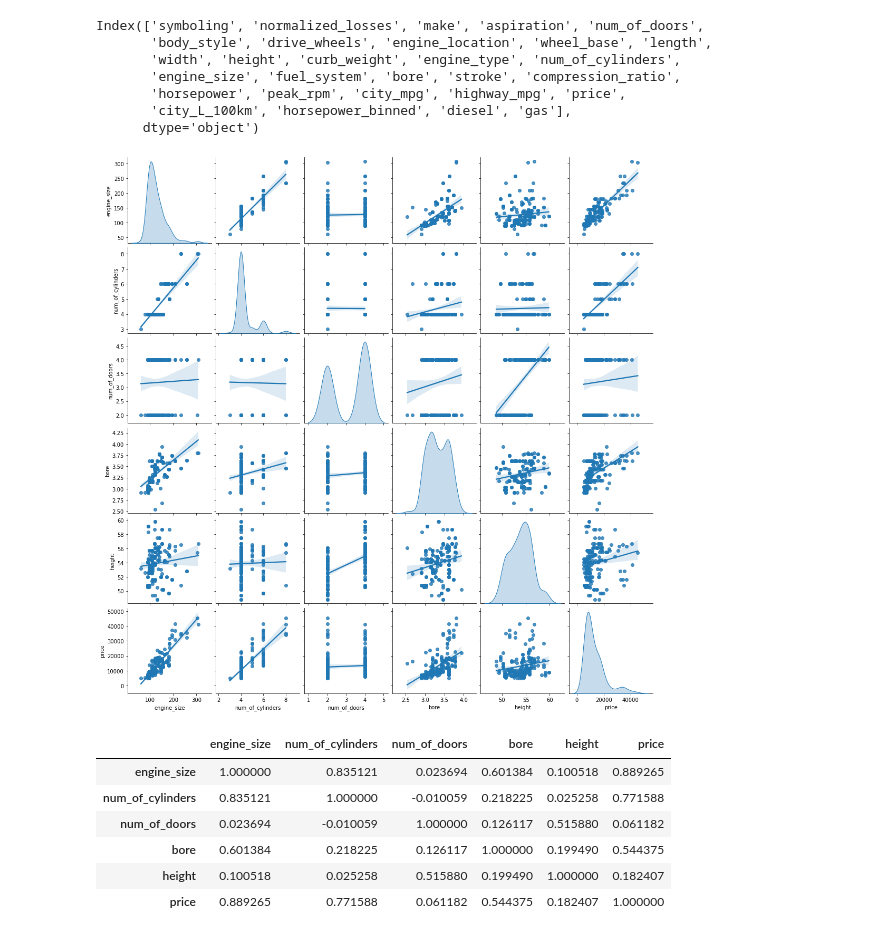
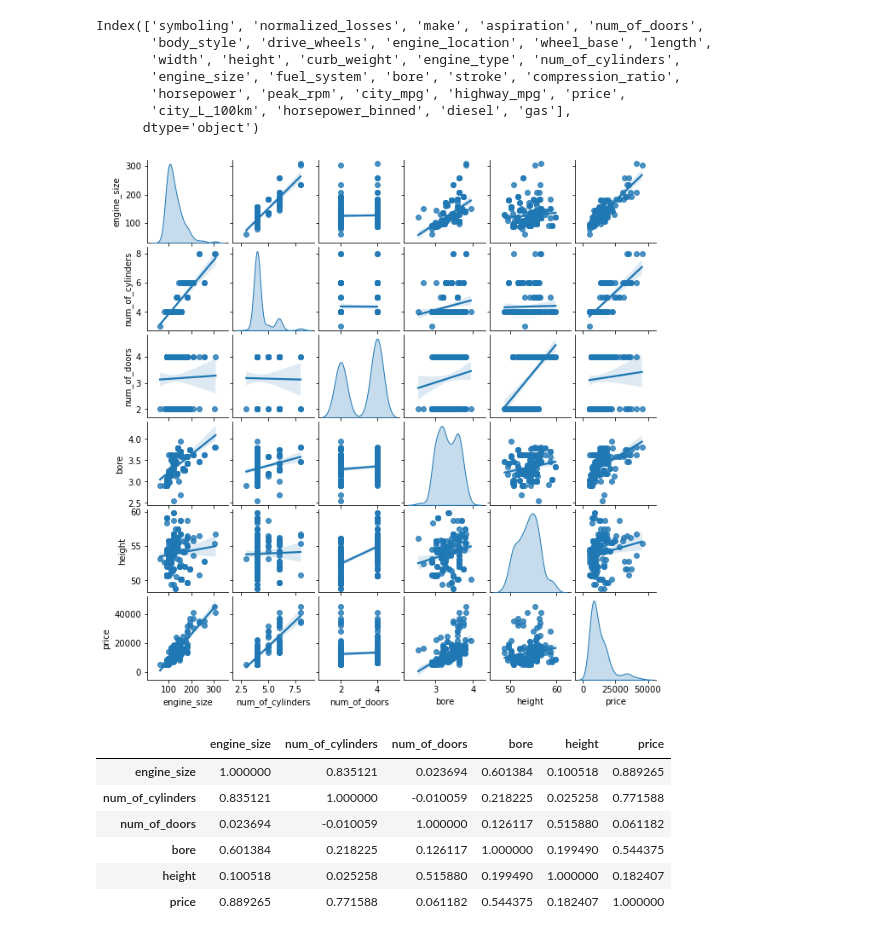
Before and after one commit to hplbrayan/Un-curso-de-Machine-Learning, a Jupyter notebook: 07_ML_Modelos_de_Regresion/N1_Linear_Models.ipynb, the cells around one changed output. Cells and saved outputs as stored; diff of their text form; code cells hidden in the pictures.

```diff
--- a/07_ML_Modelos_de_Regresion/N1_Linear_Models.ipynb
+++ b/07_ML_Modelos_de_Regresion/N1_Linear_Models.ipynb
@@ -252,16 +254,17 @@ Index(['symboling', 'normalized_losses', 'make', 'aspiration', 'num_of_doors',
 # %%
 # Features para el modelo
 sel_features = ["engine_size", "num_of_cylinders", "num_of_doors", "bore", "height"]
 target = "price"
 
 X = df[sel_features]
 y = df[target]
 
 # pairplot
-sbn.pairplot(pd.concat([X,y], axis=1), kind="reg", diag_kind="kde")
+fig = sbn.pairplot(pd.concat([X,y], axis=1), kind="reg", diag_kind="kde")
+fig.fig.set_size_inches(9,9)
 plt.show()
 # %% [output]
-[figure, old version]
+[figure, new version]
 # %%
 pd.concat([X,y], axis=1).corr()
 # %% [output]
```
Also changed, not shown: parts of 6 cells of this notebook.
